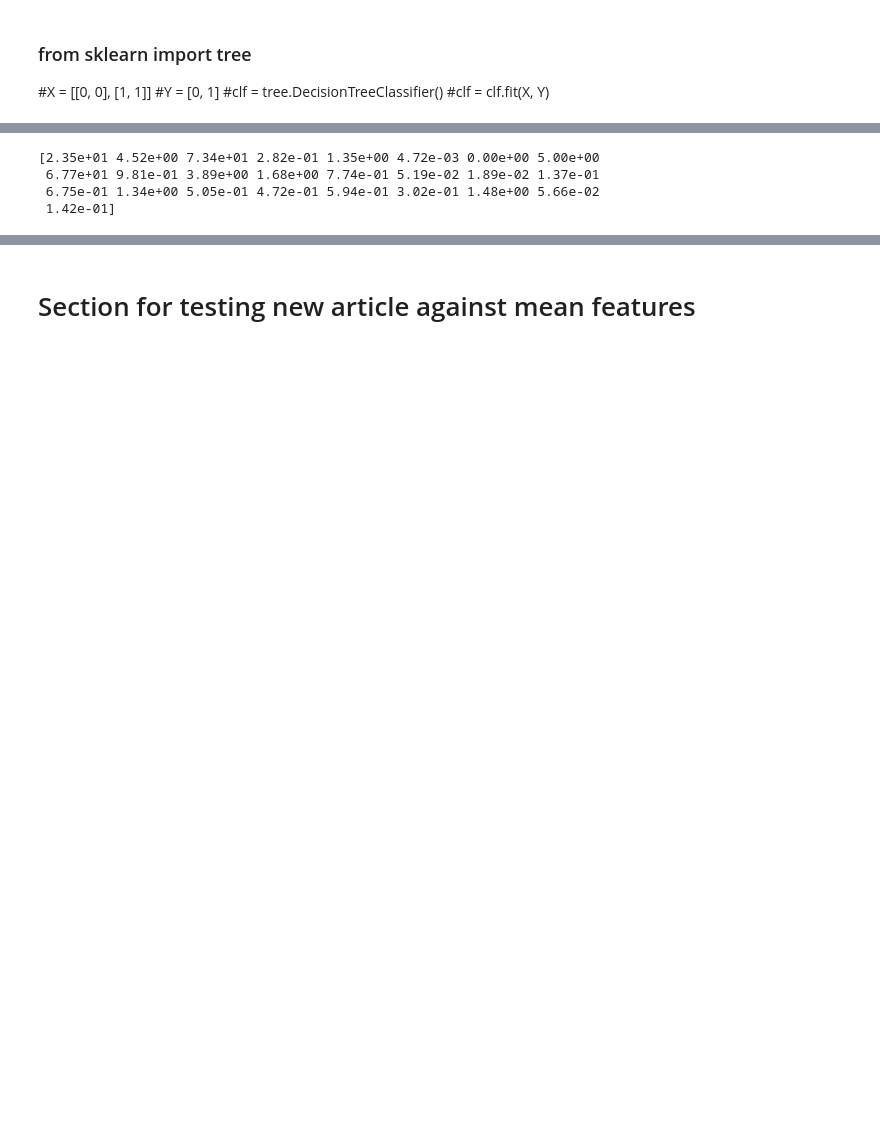
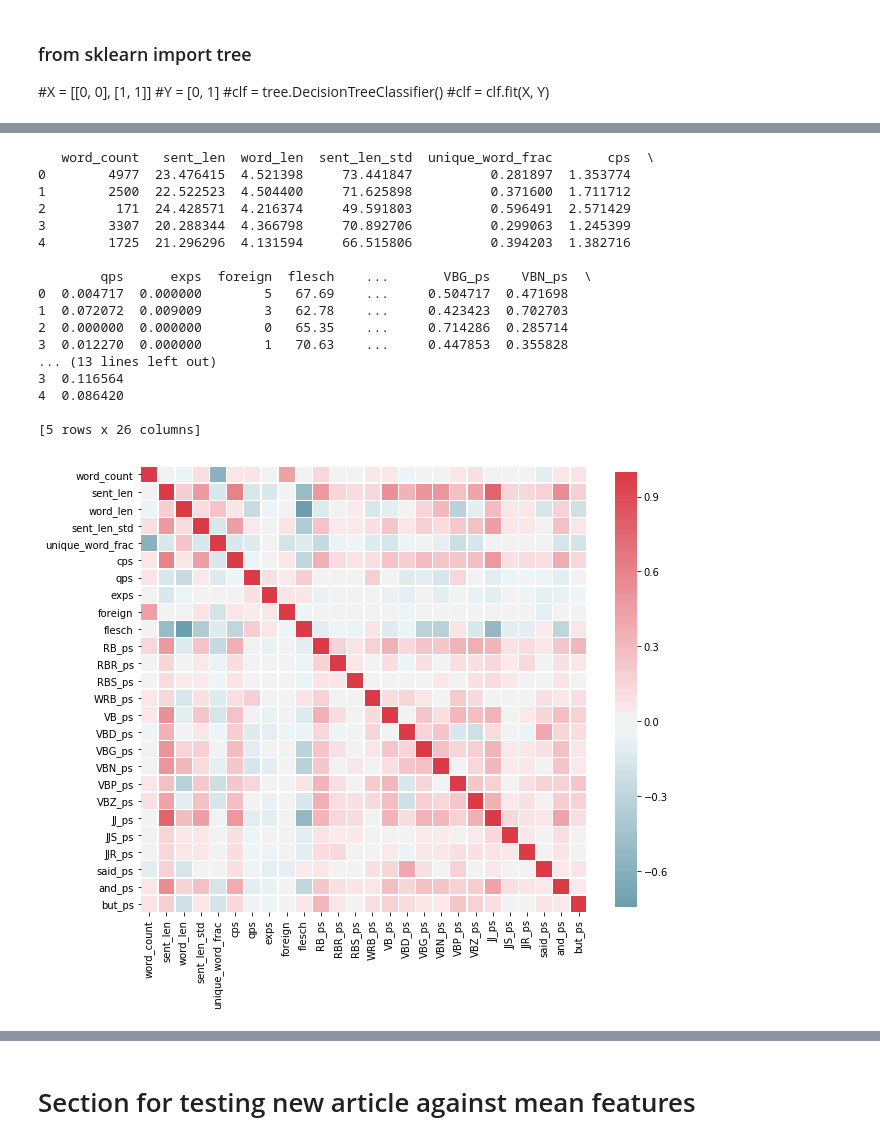
Before and after one commit to jwymbs23/insight, a Jupyter notebook: eda_news_articles.ipynb, the cells around one changed output, grey strips where cells are left out. Cells and saved outputs as stored; diff of their text form; code cells hidden in the pictures; blank space fills up the shorter version.

```diff
--- a/eda_news_articles.ipynb
+++ b/eda_news_articles.ipynb
@@ -207,6 +186,9 @@ class Publication():
         self.cps = [float(counter[',']/sent_num) for counter, sent_num in zip(self.string_count, self.sent_count)]
         self.qps = [float(counter['?']/sent_num) for counter, sent_num in zip(self.string_count, self.sent_count)]
         self.exps = [float(counter['!']/sent_num) for counter, sent_num in zip(self.string_count, self.sent_count)]
+        self.said_ps = [float(counter['said']/sent_num) for counter, sent_num in zip(self.string_count, self.sent_count)]
+        self.but_ps = [float(counter['but']/sent_num) for counter, sent_num in zip(self.string_count, self.sent_count)]
+        self.and_ps = [float(counter['and']/sent_num) for counter, sent_num in zip(self.string_count, self.sent_count)]
 
     def calc_pos_counts(self):
         #tag text:
@@ -782,23 +690,55 @@ print(flesch[:10])
 # %%
-feat_list = ['sent_len', 'word_len', 'sent_len_std', 'unique_word_frac',
+feat_list = ['word_count', 'sent_len', 'word_len', 'sent_len_std', 'unique_word_frac',
              'cps', 'qps', 'exps', 'foreign', 'flesch',
-             'adv_ps', 'verb_ps', 'adj_ps',
              'RB_ps', 'RBR_ps', 'RBS_ps', 'WRB_ps', 'VB_ps',
-             'VBD_ps', 'VBG_ps', 'VBN_ps', 'VBP_ps', 'VBZ_ps', 'JJ_ps', 'JJS_ps', 'JJR_ps']
+             'VBD_ps', 'VBG_ps', 'VBN_ps', 'VBP_ps', 'VBZ_ps', 'JJ_ps', 'JJS_ps', 'JJR_ps',
+             'said_ps', 'and_ps', 'but_ps']
 
 full_feature_df = pd.concat(df_list)
 
+
+
+import matplotlib.ticker as ticker
+corr = breit_feature_df[feat_list].corr()
+
+mask = np.zeros_like(corr, dtype=np.bool)
+mask[np.triu_indices_from(mask)] = True
+
+cmap = sns.diverging_palette(220, 10, as_cmap=True)
+plt.figure(figsize=(10,10))
+# Draw the heatmap with the mask and correct aspect ratio
+sns.heatmap(corr,cmap=cmap, center=0,
+            square=True, linewidths=.3, cbar_kws={"shrink": .8})
+
+
+
+
 full_feature_df[feat_list].head()
 
-min_word_count = 300
+min_word_count = 0
 
 feature_array = full_feature_df.loc[(full_feature_df['word_count'] > min_word_count)][feat_list].values
 label_array =   full_feature_df.loc[(full_feature_df['word_count'] > min_word_count)]['label'].values
+print(full_feature_df[feat_list][(full_feature_df >= 0).all(1)].head())
 # %% [output]
-[2.35e+01 4.52e+00 7.34e+01 2.82e-01 1.35e+00 4.72e-03 0.00e+00 5.00e+00
- 6.77e+01 9.81e-01 3.89e+00 1.68e+00 7.74e-01 5.19e-02 1.89e-02 1.37e-01
- 6.75e-01 1.34e+00 5.05e-01 4.72e-01 5.94e-01 3.02e-01 1.48e+00 5.66e-02
- 1.42e-01]
+   word_count   sent_len  word_len  sent_len_std  unique_word_frac       cps  \
+0        4977  23.476415  4.521398     73.441847          0.281897  1.353774
+1        2500  22.522523  4.504400     71.625898          0.371600  1.711712
+2         171  24.428571  4.216374     49.591803          0.596491  2.571429
+3        3307  20.288344  4.366798     70.892706          0.299063  1.245399
+4        1725  21.296296  4.131594     66.515806          0.394203  1.382716
+
+        qps      exps  foreign  flesch    ...       VBG_ps    VBN_ps  \
+0  0.004717  0.000000        5   67.69    ...     0.504717  0.471698
+1  0.072072  0.009009        3   62.78    ...     0.423423  0.702703
+2  0.000000  0.000000        0   65.35    ...     0.714286  0.285714
+3  0.012270  0.000000        1   70.63    ...     0.447853  0.355828
+... (13 lines left out)
+3  0.116564
+4  0.086420
+
+[5 rows x 26 columns]
+[figure, added]
 # %%
 #combine features
 #X = [[i, j, k, l, m, n, o] for i, j, k, l, m, n, o in zip(
```
Also changed, not shown: parts of 31 cells of this notebook.
